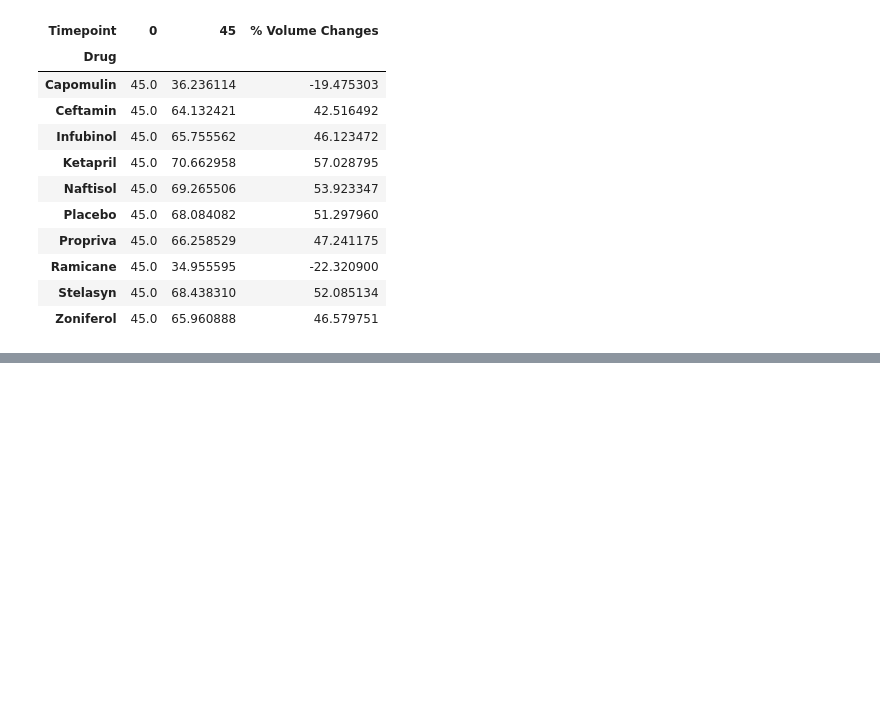
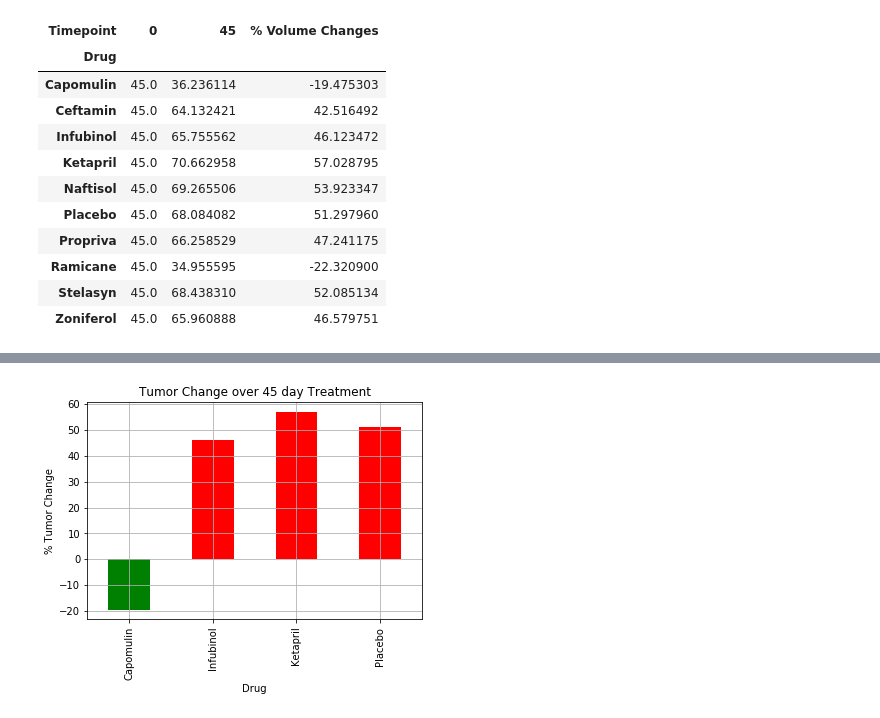
Before and after one commit to JansenKat/matplotlib-challenge, a Jupyter notebook: Pymaceuticals/pymaceuticals_starter.ipynb, the cells around one changed output, grey strips where cells are left out. Drawn from its saved outputs; the diff is of its cells as text; code cells hidden in the pictures; blank space fills up the shorter version.

```diff
--- a/Pymaceuticals/pymaceuticals_starter.ipynb
+++ b/Pymaceuticals/pymaceuticals_starter.ipynb
@@ -227,9 +236,9 @@ plt.show()
 ## Summary Bar Graph
 # %%
 #Set index to Mouse ID and Timepoint to identify start and final tumor volumes
-summary = tumor_means.transpose()[[0,45]]
-summary['% Volume Changes'] = ((summary[45]-summary[0])/summary[0])*100
-summary
+vol_changes = tumor_means.transpose()[[0,45]]
+vol_changes['% Volume Changes'] = ((vol_changes[45]-vol_changes[0])/vol_changes[0])*100
+vol_changes
 # %% [output]
 | Timepoint | 0 | 45 | % Volume Changes |
 | Drug |  |  |  |
@@ -268,0 +255,3 @@ fig.show()
+# %%
+summary = vol_changes.loc[treatments]
+summary
@@ -268,0 +265,11 @@ fig.show()
+# %%
+# Splice the data between passing and failing drugs
+colors = ['g' if e < 0 else 'r' for e in summary['% Volume Changes']]
+summary['% Volume Changes'].plot(kind='bar', color = colors)
+# Orient widths. Add labels, tick marks, etc.
+plt.title('Tumor Change over 45 day Treatment')
+plt.ylabel('% Tumor Change')
+plt.grid()
+plt.show()
+# %% [output]
+[figure, added]
```
Also changed, not shown: parts of 9 cells of this notebook.
